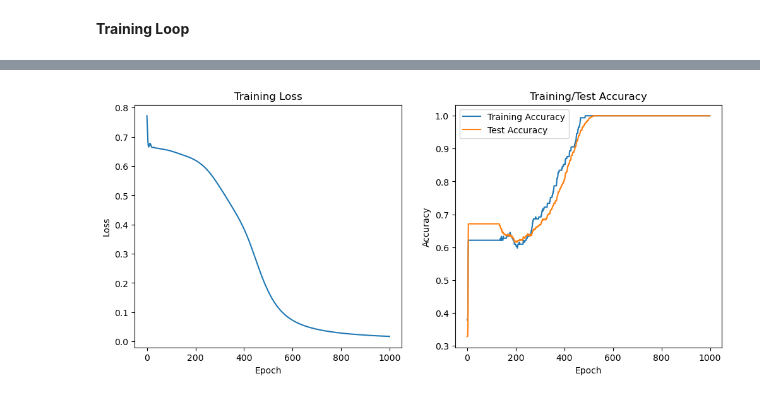
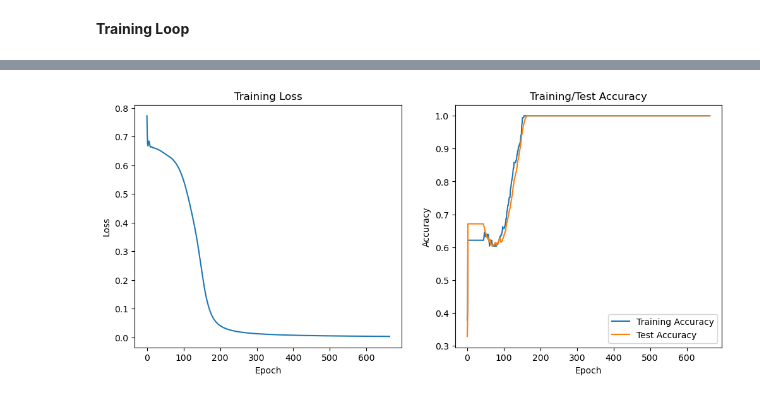
Before and after one commit to asifhossain12/MONK25, a Jupyter notebook: notebooks/MLP_Monk2.ipynb, the cells around one changed output, grey strips where cells are left out. Cells and saved outputs as stored; diff of their text form; code cells hidden in the pictures.

```diff
--- a/notebooks/MLP_Monk2.ipynb
+++ b/notebooks/MLP_Monk2.ipynb
@@ -431,7 +431,7 @@ def backward_pass(X, y, a_hidden, a_output,weights_input_hidden,bias_hidden, wei
 # %% [markdown]
 **Training Loop**
 # %%
-def train_monk(X_train_monks2, y_train_monks2, X_test_monks2, y_test_monks2, hidden_size,epochs,learning_rate, activation='sigmoid', init_type='xavier',momentum=0.9, seed=None):
+def train_monk(X_train_monks2, y_train_monks2, X_test_monks2, y_test_monks2, hidden_size,epochs,learning_rate, activation='sigmoid', init_type='xavier',momentum=0.9, early_stop=True, patience=500 ,seed=None):
 
     input_size = X_train_monks2.shape[1]
     output_size = 1
@@ -449,6 +449,17 @@ def train_monk(X_train_monks2, y_train_monks2, X_test_monks2, y_test_monks2, hid
     loss_history = []
     train_acc_history = []
     test_acc_history = []
+
+    #Initialize Early Stopping variables
+    best_test_accuracy = 0.0
+    best_epoch = 0
+
+    best_weights_input_hidden = weights_input_hidden.copy()
+    best_weights_hidden_output = weights_hidden_output.copy()
+    best_bias_hidden = bias_hidden.copy()
+    best_bias_output = bias_output.copy()
+
+    count_patience = 0
 
     for epoch in range(epochs):
         a_hidden, a_output = forward_pass(X_train_monks2, weights_input_hidden, weights_hidden_output, bias_hidden, bias_output, activation)
@@ -469,6 +480,24 @@ def train_monk(X_train_monks2, y_train_monks2, X_test_monks2, y_test_monks2, hid
         y_pred_test_classes = (a_output_test > 0.5).astype(int).flatten()
         test_accuracy = np.mean(y_pred_test_classes == y_test_monks2)
         test_acc_history.append(test_accuracy)
+
+        # Early Stopping check
+        if test_accuracy > best_test_accuracy:
+            best_test_accuracy = test_accuracy
+            best_epoch = epoch
+
+            best_weights_input_hidden = weights_input_hidden.copy()
+            best_weights_hidden_output = weights_hidden_output.copy()
+            best_bias_hidden = bias_hidden.copy()
+            best_bias_output = bias_output.copy()
+
+            count_patience = 0
+        else:
+            count_patience += 1
+
+        if count_patience >= patience:
+            print(f'Early stopping at epoch {epoch}. Best test accuracy: {best_test_accuracy*100:.2f}% at epoch {best_epoch}.')
+            break
 
         # Backward pass
         grad_weights_input_hidden, grad_bias_hidden, grad_weights_hidden_output, grad_bias_output = backward_pass(
@@ -494,6 +523,13 @@ def train_monk(X_train_monks2, y_train_monks2, X_test_monks2, y_test_monks2, hid
         if epoch % 100== 0:
             print(f'Epoch {epoch}, Loss: {loss:.4f}, Train Acc: {train_accuracy*100:.2f}%, Test Acc: {test_accuracy*100:.2f}%')
 
+    if early_stop:
+        weights_input_hidden = best_weights_input_hidden
+        weights_hidden_output = best_weights_hidden_output
+        bias_hidden = best_bias_hidden
+        bias_output = best_bias_output
+
+        print(f"Best model at epoch {best_epoch} with Test Acc: {best_test_accuracy*100:.2f}%")
     return weights_input_hidden, weights_hidden_output, bias_hidden, bias_output, loss_history, train_acc_history, test_acc_history
 # %%
 import matplotlib.pyplot as plt
@@ -524,7 +560,7 @@ weights_input_hidden, bias_hidden, weights_hidden_output, bias_output, loss_hist
     X_test_monks2, y_test_monks2,
     hidden_size=4,
     epochs=1000,
-    learning_rate=0.1,
+    learning_rate=0.4,
     activation='sigmoid',  # or 'tanh'
     init_type='xavier',    # 'small_random', 'xavier', 'he'
     momentum=0.9,
@@ -546 +581 @@ Epoch 900, Loss: 0.0214, Train Acc: 100.00%, Test Acc: 100.00%
-[figure, old version]
+[figure, new version]
```
Also changed, not shown: parts of 1 cell of this notebook, 1 other file.
